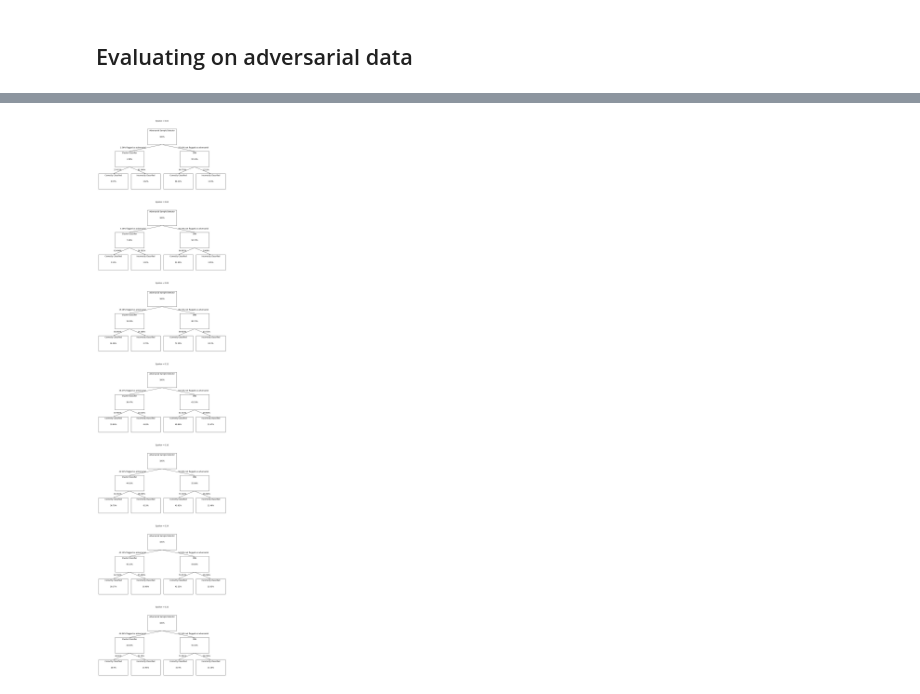
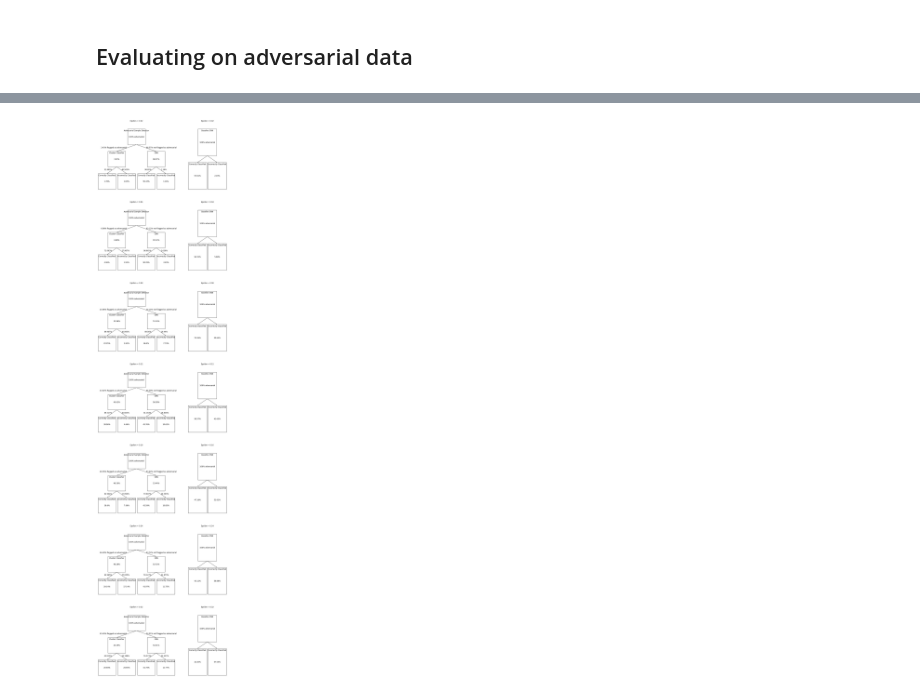
Before and after one commit to aranganath/Adversarial, a Jupyter notebook: Adversarial_Sample_Detection_with_Clustering.ipynb, the cells around one changed output, grey strips where cells are left out. Cells and saved outputs as stored; diff of their text form; code cells hidden in the pictures.

Commit message:
Added comparison of standalone CNN next to performance visualization of clustering classifier.

```diff
--- a/Adversarial_Sample_Detection_with_Clustering.ipynb
+++ b/Adversarial_Sample_Detection_with_Clustering.ipynb
@@ -38,7 +38,8 @@ dimensions = (size, size)
 # %% [markdown]
 ## Load Baseline Model (adversarial training)
 # %%
-baseline_model = utils.load_VGG('trained_models/baseline_model.pt')
+#baseline_model = utils.load_VGG('trained_models/baseline_model.pt')
+baseline_model = utils.load_VGG('trained_models/initial_model.pt')
 # %% [markdown]
 ## Train Clustering Classifier
 # %% [markdown]
@@ -131,7 +132,7 @@ transformer = DCTDimReducer(dimensions, coef_size_reduction=16)
 # CNN Accuracies:                   {'0.02': 99.14, '0.04': 97.32, '0.08': 88.97, '0.12': 80.61, '0.16': 79.57, '0.24': 80.38, '0.32': 81.89}
 # Clustering Detector Accuracies:   {'0.02': 13.62, '0.04': 19.19, '0.08': 39.33, '0.12': 47.18, '0.16': 48.37, '0.24': 49.49, '0.32': 50.59}
 # %%
-classifier = Classifier(model, input_transform=transformer, SVC_C = 100)
+classifier = Classifier(model, input_transform=transformer, SVC_C = 10)
 
 classifier.fit(X_train, y_train)
 # %% [markdown]
@@ -233,6 +234,8 @@ Current epsilon: 0.12
 [figure]
 ... (10 outputs left out)
 # %%
+# Clustering classifier results:
+
 # Structure of output:
 # Root node: All samples, adversarial sample detector
 #     Left child: Percentage of flagged adversarial samples, sent to cluster classifier
@@ -245,6 +248,8 @@ node_labels=["Adversarial Sample Detector", "Cluster Classifier", "CNN", "Correc
               "Incorrectly Classified", "Correctly Classified", "Incorrectly Classified"]
 absolute_percentages=dict()
 relative_percentages=dict()
+
+percentage = lambda x : str(round((x * 100), 3)) + "%"
 
 for eps in test_eps:
     eps = str(eps)
@@ -273,7 +278,6 @@ for eps in test_eps:
     cnn_received_correctly_classified = not_detected_adversarial * cnn_classified_correctly
     cnn_received_incorrectly_classified = not_detected_adversarial * cnn_classified_incorrectly
 
-    percentage = lambda x : str(round((x * 100), 3)) + "%"
 
     # Percentage of samples sent to cluster classifier (correctly classified as adversarial)
     eps_relative_percentages.append(percentage(detected_adversarial) + " flagged as adversarial")
@@ -289,36 +293,56 @@ for eps in test_eps:
     eps_relative_percentages.append(percentage(cnn_classified_correctly))
     # Percentage of samples received by cnn that were incorrectly classified
     eps_relative_percentages.append(percentage(cnn_classified_incorrectly))
 
     relative_percentages[eps] = eps_relative_percentages
 
-    eps_absolute_percentages.append(percentage(detector_received)) # 100% of samples are viewed by the root node (detector)
+    eps_absolute_percentages.append(percentage(detector_received) + " adversarial") # 100% of samples are viewed by the root node (detector)
 
     # Percentage of samples sent to cluster classifier (correctly classified as adversarial)
     eps_absolute_percentages.append(percentage(cluster_received))
     # Percentage of samples sent to cnn (incorrectly classified as clean)
     eps_absolute_percentages.append(percentage(cnn_received))
 
     # Percentage of all samples correctly classified by clustering classifier
     eps_absolute_percentages.append(percentage(cluster_received_correctly_classified))
     # Percentage of all samples incorrectly classified by clustering classifier
     eps_absolute_percentages.append(percentage(cluster_received_incorrectly_classified))
 
     # Percentage of all samples correctly classified by cnn
     eps_absolute_percentages.append(percentage(cnn_received_correctly_classified))
     # Percentage of all samples incorrectly classified by cnn
     eps_absolute_percentages.append(percentage(cnn_received_incorrectly_classified))
 
     absolute_percentages[eps] = eps_absolute_percentages
 
-_, axes = plt.subplots(nrows=len(test_eps), ncols=1, figsize=(16,10 * len(test_eps)))
+# Baseline model results:
+
+# Structure of output:
+# Root node: All samples, CNN
+#     Left child: percentage of samples correctly classified by cnn
+#     Right child: percentage of samples incorrectly classified by cnn
+bl_node_labels=["Baseline CNN", "Correctly Classified", "Incorrectly Classified"]
+bl_percentages=dict()
+
+for eps in test_eps:
+    eps = str(eps)
+    eps_bl_percentages=["100% adversarial", percentage(baseline_performance[eps]), percentage(1 - baseline_performance[eps])]
+    bl_percentages[eps] = eps_bl_percentages
+
+_, axes = plt.subplots(nrows=len(test_eps), ncols=2, figsize=(16,10 * len(test_eps)), gridspec_kw=dict(width_ratios=[2,1]))
 for i, eps in enumerate(test_eps):
     eps = str(eps)
-    axes[i].set_axis_off()
-    axes[i].set_title("Epsilon = " + eps)
+    axes[i, 0].set_axis_off()
+    axes[i, 0].set_title("Epsilon = " + eps)
 
     utils.visualize_full_binary_tree(3, node_labels, absolute_percentages[eps], relative_percentages[eps],
-                                     ax=axes[i], text_size='large')
+                                     ax=axes[i, 0], text_size='large')
+
+    axes[i, 1].set_axis_off()
+    axes[i, 1].set_title("Epsilon = " + eps)
+
+    utils.visualize_full_binary_tree(2, bl_node_labels, bl_percentages[eps], ax=axes[i, 1], text_size='large')
+
 plt.show()
 # %% [output]
-[figure, old version]
+[figure, new version]
```
Also changed, not shown: parts of 2 cells of this notebook, 1 other file.
